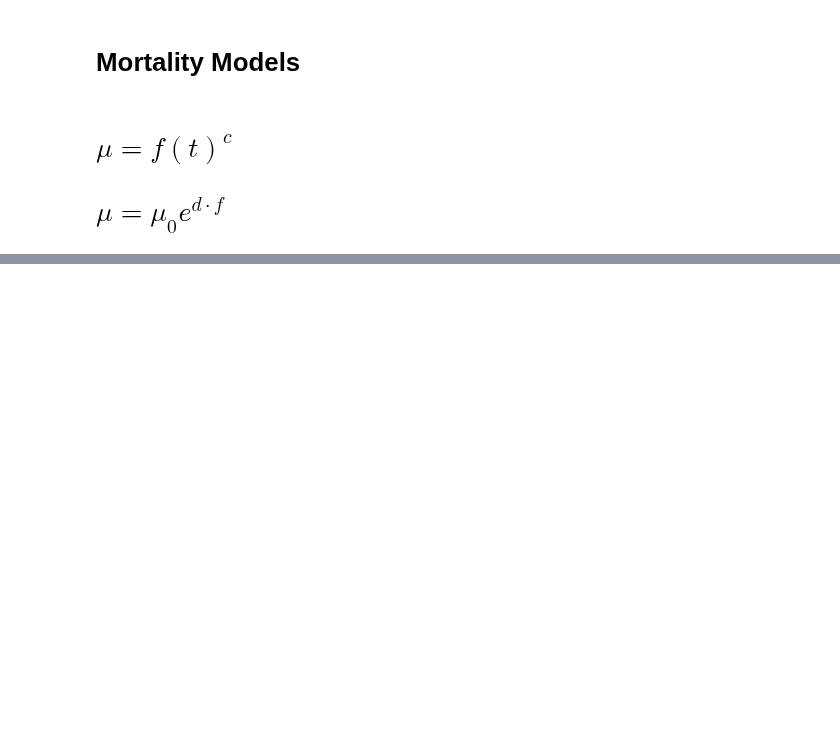
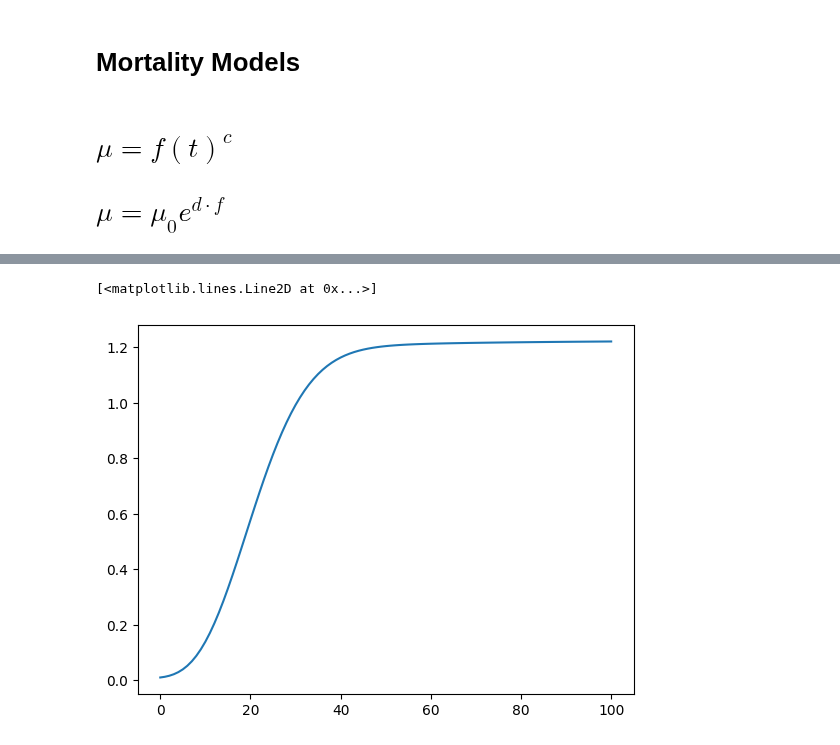
Before and after one commit to Rafther0112/Human_Aging_Research, a Jupyter notebook: Second_Part_Research/model_frailty_index_option_1.ipynb, the cells around one changed output, grey strips where cells are left out. Cells and saved outputs as stored; diff of their text form; code cells hidden in the pictures; blank space fills up the shorter version.

```diff
--- a/Second_Part_Research/model_frailty_index_option_1.ipynb
+++ b/Second_Part_Research/model_frailty_index_option_1.ipynb
@@ -43,10 +46,14 @@ plt.plot(t, sol)
 # %%
-c = 50
+c = 1.98
 frailty_index = []
 for i in sol:
     frailty_index.append(i[0])
 frailty_index = np.array(frailty_index)
 gompertz_law_differential_equation = frailty_index**c
+plt.plot(t, gompertz_law_differential_equation)
+# %% [output]
+[<matplotlib.lines.Line2D at 0x...>]
+[figure, added]
 # %%
 parametro_beta = []
 parametro_R = []
```
Also changed, not shown: parts of 6 cells of this notebook.
